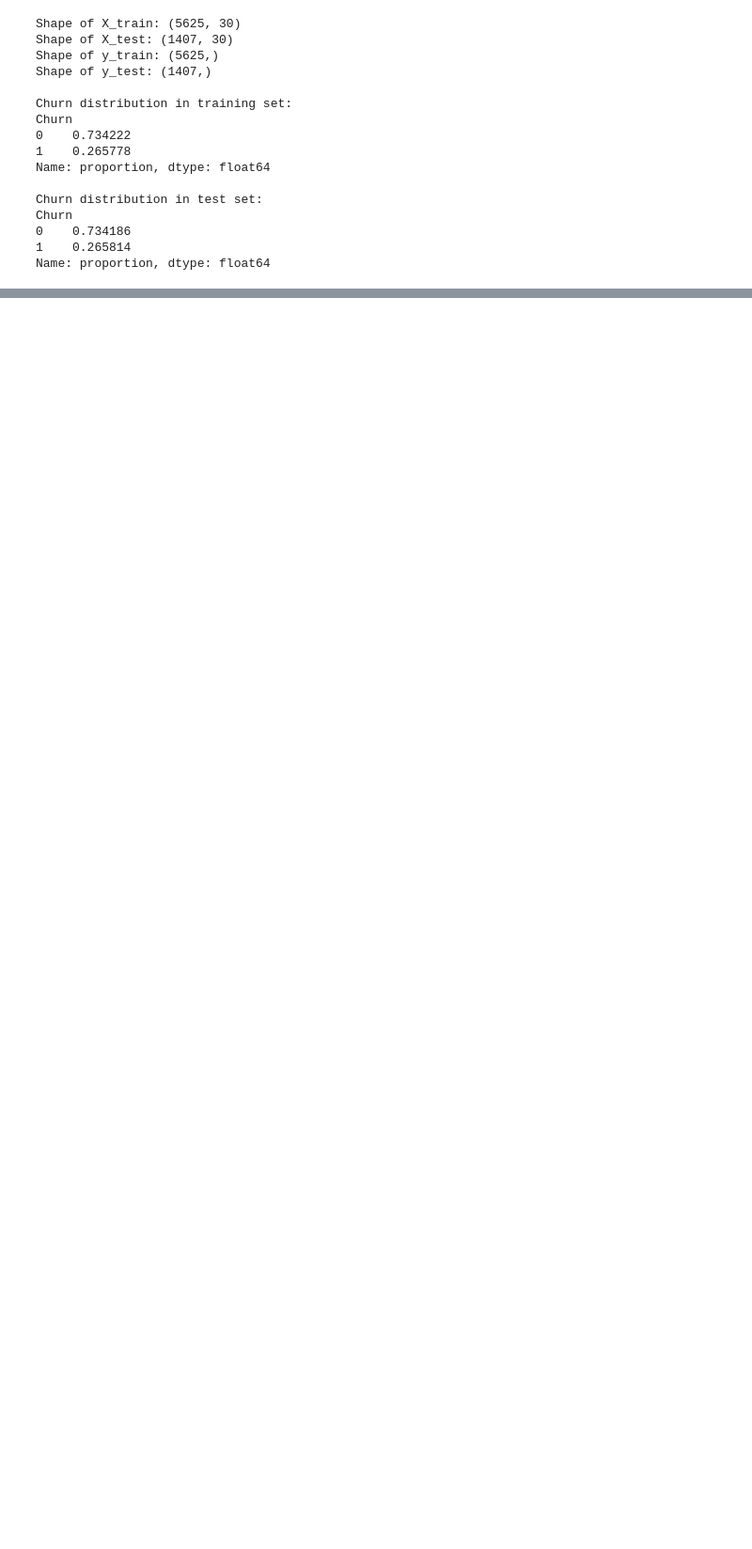
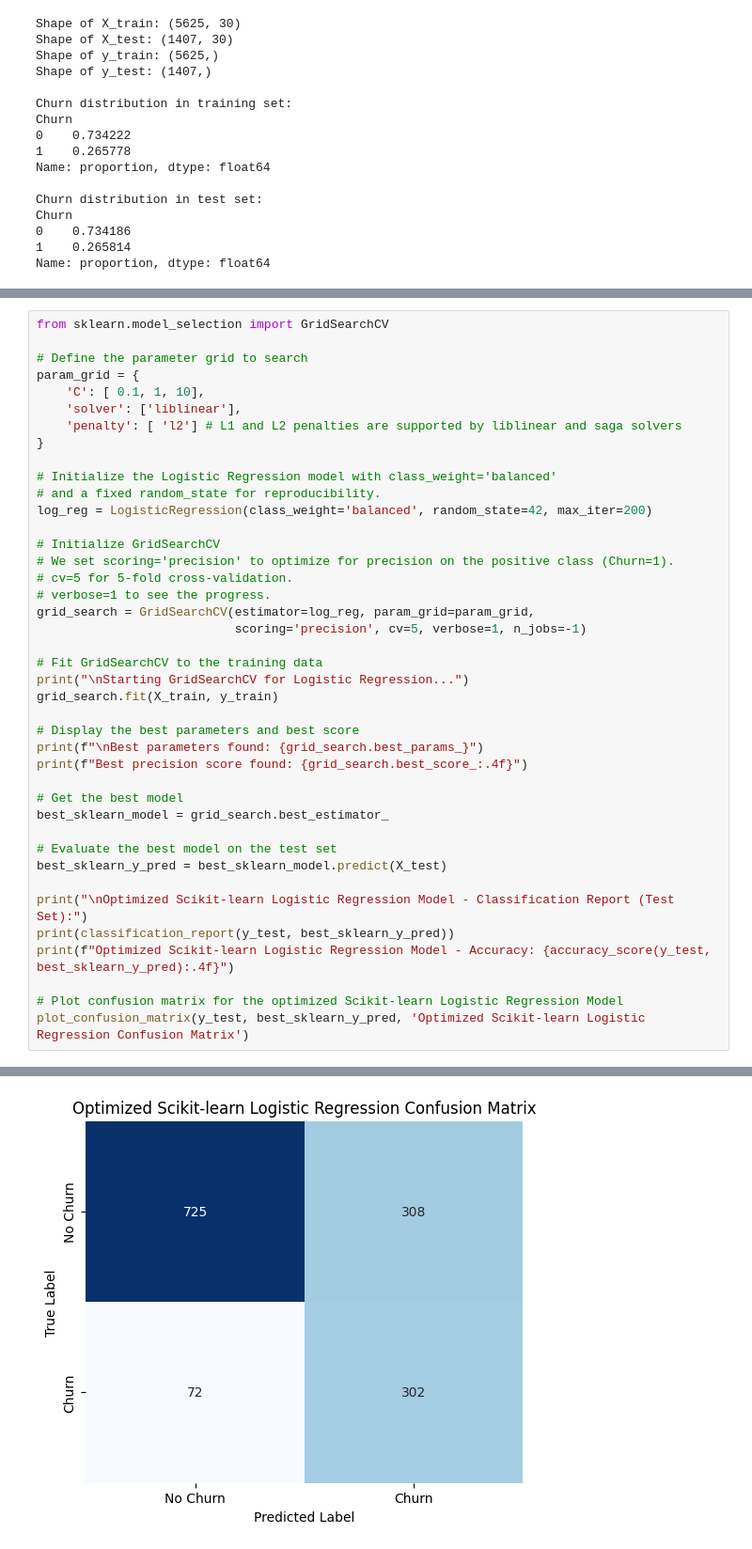
Before and after one commit to saim9211/Machine-Learning-Stuff, a Jupyter notebook: customer_churn_prediction.ipynb, the cells around one changed output, grey strips where cells are left out. Shown at 94% size. Drawn from its saved outputs; the diff is of its cells as text; blank space fills up the shorter version.

Commit message:
accurate modal with the perfection and the best fit line

```diff
--- a/customer_churn_prediction.ipynb
+++ b/customer_churn_prediction.ipynb
@@ -889,0 +622,42 @@ plt.show()
+# %%
+from sklearn.model_selection import GridSearchCV
+
+# Define the parameter grid to search
+param_grid = {
+    'C': [ 0.1, 1, 10],
+    'solver': ['liblinear'],
+    'penalty': [ 'l2'] # L1 and L2 penalties are supported by liblinear and saga solvers
+}
+
+# Initialize the Logistic Regression model with class_weight='balanced'
+# and a fixed random_state for reproducibility.
+log_reg = LogisticRegression(class_weight='balanced', random_state=42, max_iter=200)
+
+# Initialize GridSearchCV
+# We set scoring='precision' to optimize for precision on the positive class (Churn=1).
+# cv=5 for 5-fold cross-validation.
+# verbose=1 to see the progress.
+grid_search = GridSearchCV(estimator=log_reg, param_grid=param_grid,
+                           scoring='precision', cv=5, verbose=1, n_jobs=-1)
+
+# Fit GridSearchCV to the training data
+print("\nStarting GridSearchCV for Logistic Regression...")
+grid_search.fit(X_train, y_train)
+
+# Display the best parameters and best score
+print(f"\nBest parameters found: {grid_search.best_params_}")
+print(f"Best precision score found: {grid_search.best_score_:.4f}")
+
+# Get the best model
+best_sklearn_model = grid_search.best_estimator_
+
+# Evaluate the best model on the test set
+best_sklearn_y_pred = best_sklearn_model.predict(X_test)
+
+print("\nOptimized Scikit-learn Logistic Regression Model - Classification Report (Test Set):")
+print(classification_report(y_test, best_sklearn_y_pred))
+print(f"Optimized Scikit-learn Logistic Regression Model - Accuracy: {accuracy_score(y_test, best_sklearn_y_pred):.4f}")
+
+# Plot confusion matrix for the optimized Scikit-learn Logistic Regression Model
+plot_confusion_matrix(y_test, best_sklearn_y_pred, 'Optimized Scikit-learn Logistic Regression Confusion Matrix')
+# %% [output]
@@ -889,0 +681 @@ plt.show()
+[figure, added]
```
Also changed, not shown: parts of 36 cells of this notebook.
